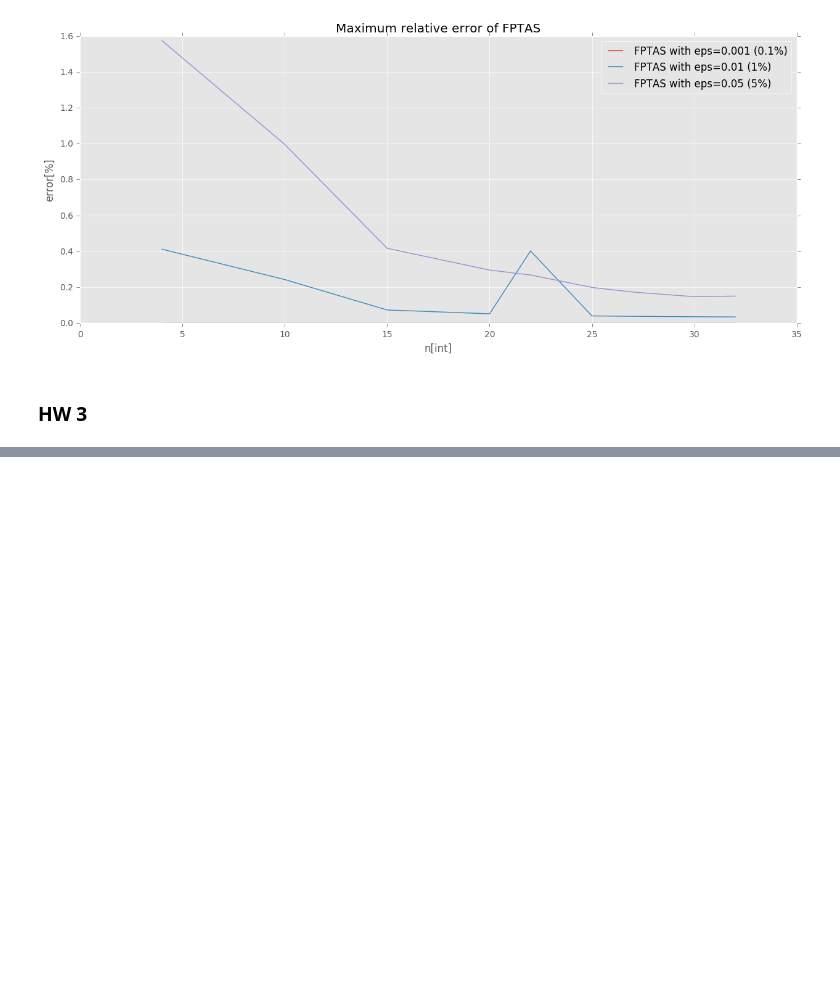
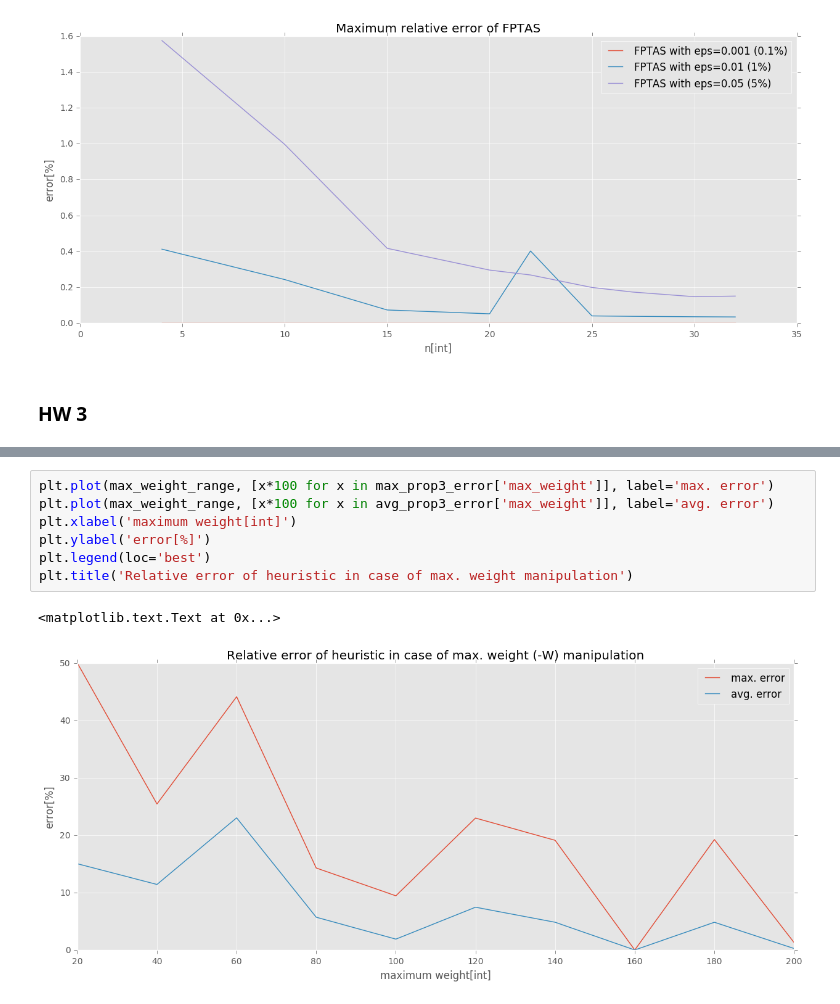
Before and after one commit to bobirdmi/MI-PAA, a Jupyter notebook: hw1-3.ipynb, the cells around one changed output, grey strips where cells are left out. Saved outputs shown, nothing was run; the diff lists cells and outputs as text; blank space fills up the shorter version.

```diff
--- a/hw1-3.ipynb
+++ b/hw1-3.ipynb
@@ -844,0 +845,10 @@ plt.title('Maximum relative error in case of maximum cost parameter manipulation
+# %%
+plt.plot(max_weight_range, [x*100 for x in max_prop3_error['max_weight']], label='max. error')
+plt.plot(max_weight_range, [x*100 for x in avg_prop3_error['max_weight']], label='avg. error')
+plt.xlabel('maximum weight[int]')
+plt.ylabel('error[%]')
+plt.legend(loc='best')
+plt.title('Relative error of heuristic in case of max. weight manipulation')
+# %% [output]
+<matplotlib.text.Text at 0x...>
+[figure, added]
```
Also changed, not shown: parts of 8 cells of this notebook, 1 other file.
